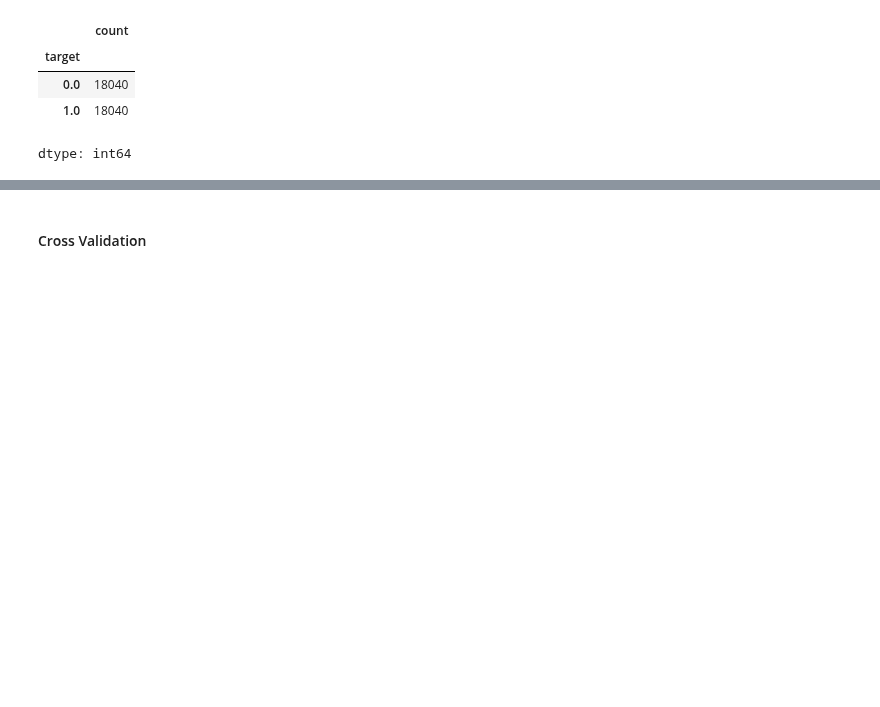
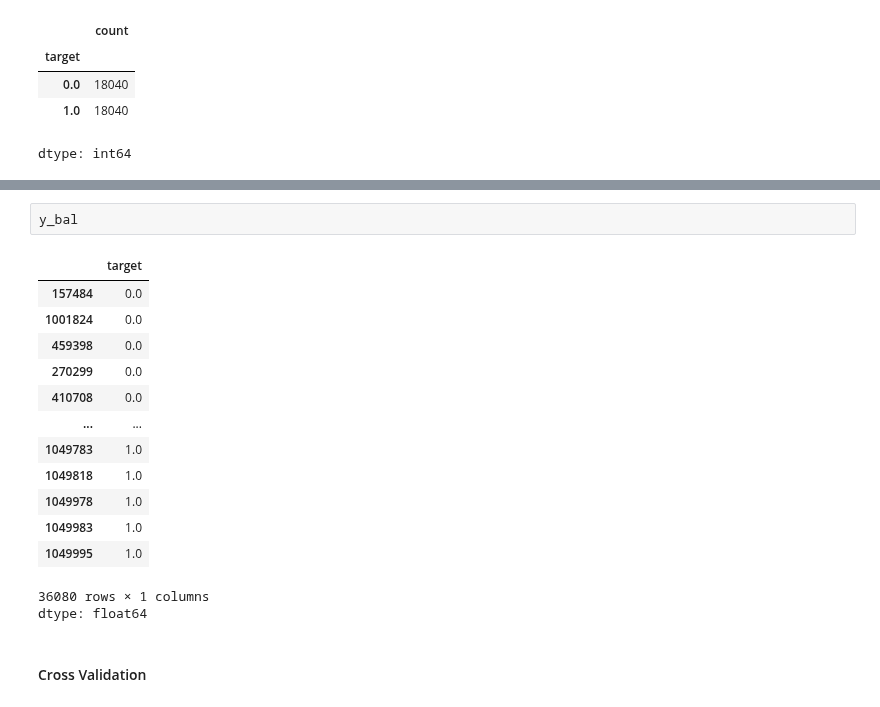
Before and after one commit to Dalbeth/Data-Science-Cohort-20, a Jupyter notebook: Project-1/Transactions.ipynb, the cells around one changed output, grey strips where cells are left out. Saved outputs shown, nothing was run; the diff lists cells and outputs as text; blank space fills up the shorter version.

```diff
--- a/Project-1/Transactions.ipynb
+++ b/Project-1/Transactions.ipynb
@@ -712,3 +695,20 @@ dtype: float64
+# %%
+y_bal
+# %% [output]
+|  | target |
+| 157484 | 0.0 |
+| 1001824 | 0.0 |
+| 459398 | 0.0 |
+| 270299 | 0.0 |
+| 410708 | 0.0 |
+| ... | ... |
+| 1049783 | 1.0 |
+| 1049818 | 1.0 |
+| 1049978 | 1.0 |
+| 1049983 | 1.0 |
+| 1049995 | 1.0 |
+36080 rows × 1 columns
+dtype: float64
 # %% [markdown]
 #### Cross Validation
 # %% [markdown]
```
Also changed, not shown: parts of 15 cells of this notebook.
